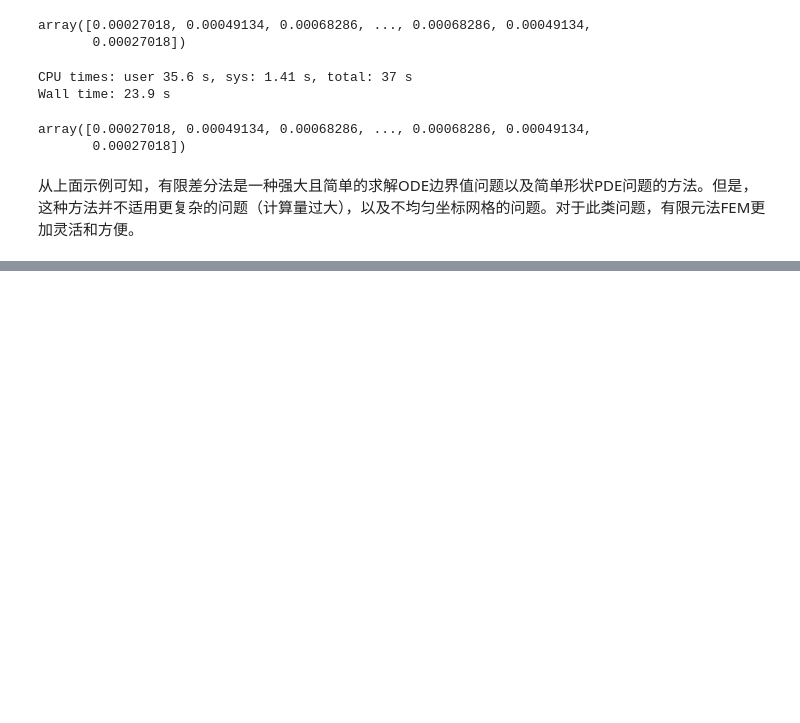
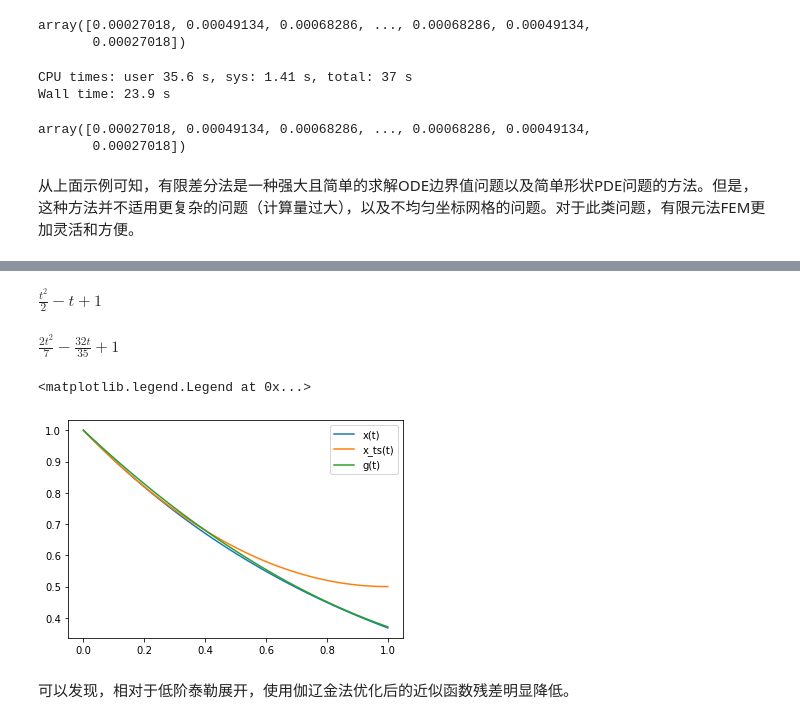
Before and after one commit to sim42/SCML, a Jupyter notebook: Chapter07/3. 偏微分方程.ipynb, the cells around one changed output, grey strips where cells are left out. Saved outputs shown, nothing was run; the diff lists cells and outputs as text; code cells hidden in the pictures; blank space fills up the shorter version.

```diff
--- a/Chapter07/3. 偏微分方程.ipynb
+++ b/Chapter07/3. 偏微分方程.ipynb
@@ -284,0 +343,30 @@ array([0.00027018, 0.00049134, 0.00068286, ..., 0.00068286, 0.00049134,
+# %%
+t, c1, c2 = sympy.symbols("t, c1, c2")
+x = sympy.exp(-t)
+x_2nd_approx = x.series(t, n=3).removeO()
+x_2nd_approx
+# %% [output]
+$\displaystyle \frac{t^{2}}{2} - t + 1$
+# %%
+g = 1 + c1*t + c2*t**2
+R = g.diff(t) + g
+# %%
+Eq1 = sympy.integrate(t*R, (t, 0, 1))
+Eq2 = sympy.integrate(t**2*R, (t, 0, 1))
+sol = sympy.solve((Eq1, Eq2), (c1, c2))
+g = g.subs(sol)
+g
+# %% [output]
+$\displaystyle \frac{2 t^{2}}{7} - \frac{32 t}{35} + 1$
+# %%
+tt = np.linspace(0, 1, 100)
+
+plt.plot(tt, sympy.lambdify(t, x)(tt), label='x(t)')
+plt.plot(tt, sympy.lambdify(t, x_2nd_approx)(tt), label='x_ts(t)')
+plt.plot(tt, sympy.lambdify(t, g)(tt), label='g(t)')
+plt.legend()
+# %% [output]
+<matplotlib.legend.Legend at 0x...>
+[figure, added]
+# %% [markdown]
+可以发现，相对于低阶泰勒展开，使用伽辽金法优化后的近似函数残差明显降低。
```
Also changed, not shown: parts of 9 cells of this notebook, 2 other files.
